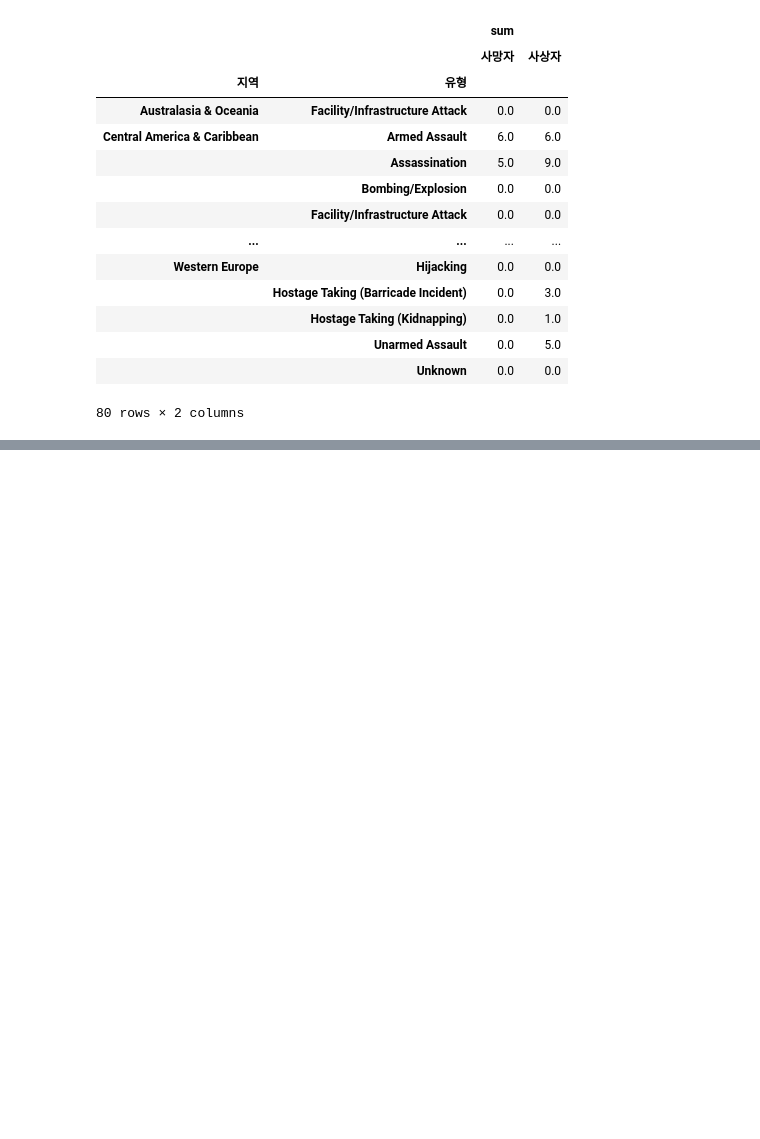
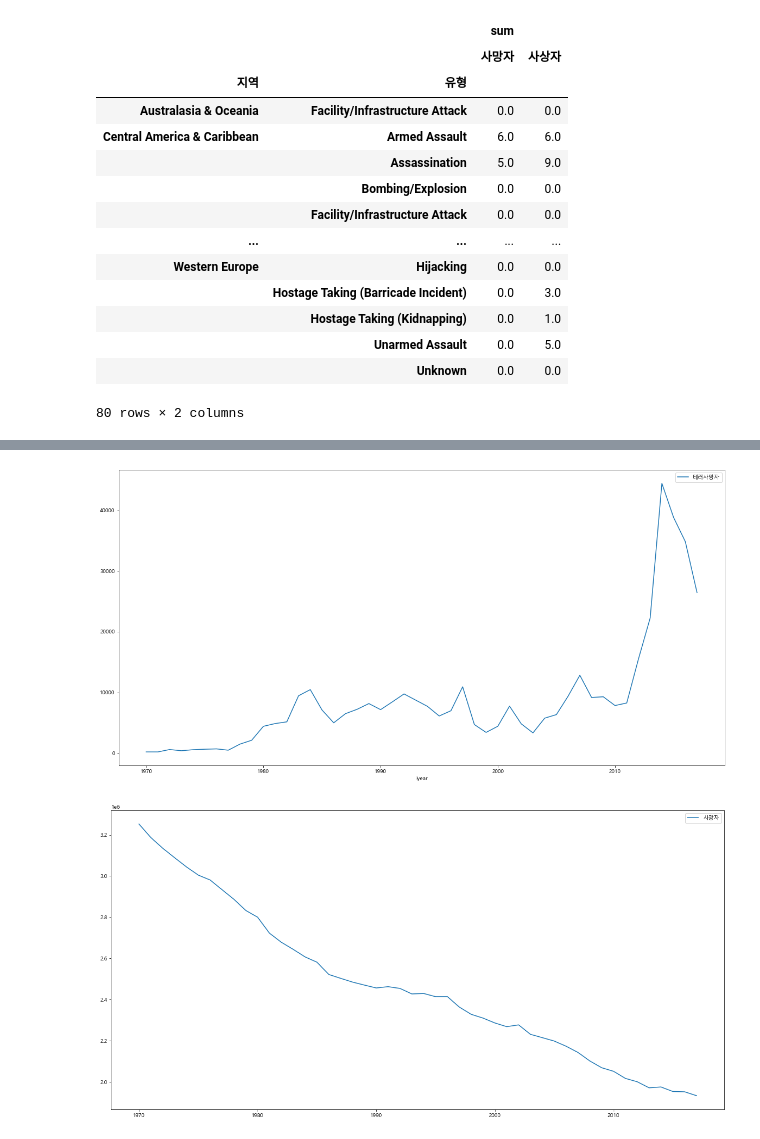
Before and after one commit to brainKimDu/EDA_toy_project, a Jupyter notebook: 세계 테러 데이터 분석/World_Terror_ver3.ipynb, the cells around one changed output, grey strips where cells are left out. Saved outputs shown, nothing was run; the diff lists cells and outputs as text; code cells hidden in the pictures; blank space fills up the shorter version.

```diff
--- a/세계 테러 데이터 분석/World_Terror_ver3.ipynb
+++ b/세계 테러 데이터 분석/World_Terror_ver3.ipynb
@@ -686,0 +692,3 @@ whathappen_2012_3_die.sort_values(by="sum/사망자/Armed Assault", ascending=Fa
+# %%
+death_rate = pd.read_csv("./death_rate.csv", encoding="ISO-8859-1").fillna(0)
+death_rate
@@ -686,0 +709,3 @@ whathappen_2012_3_die.sort_values(by="sum/사망자/Armed Assault", ascending=Fa
+# %%
+death_rate = death_rate.sum().to_frame()
+death_rate
@@ -686,0 +726,7 @@ whathappen_2012_3_die.sort_values(by="sum/사망자/Armed Assault", ascending=Fa
+# %%
+death_rate_frame = death_rate.iloc[11:59]
+death_rate_frame.rename(columns={death_rate_frame.columns[0]: "사망자"}, inplace=True)
+
+death_rate_frame_real = death_rate_frame['사망자']*1000
+death_frame=death_rate_frame_real.to_frame()
+death_frame
@@ -686,0 +755,6 @@ whathappen_2012_3_die.sort_values(by="sum/사망자/Armed Assault", ascending=Fa
+# %%
+Terror_death = Terror_World.loc[:, ["iyear", "nkill"]].fillna(0)
+Terror_death = Terror_death.pivot_table(Terror_death, index=["iyear"], aggfunc = [np.sum] )
+Terror_death.columns = ['/'.join(col) for col in Terror_death.columns]
+Terror_death.rename(columns={Terror_death.columns[0]: "테러사망자"}, inplace=True)
+Terror_death
@@ -686,0 +780,7 @@ whathappen_2012_3_die.sort_values(by="sum/사망자/Armed Assault", ascending=Fa
+# %%
+Terror_death[['테러사망자']].plot(figsize=(20,10))
+death_frame[['사망자']].plot(figsize=(20,10))
+plt.show()
+# %% [output]
+[figure, added]
+[figure, added]
```
Also changed, not shown: parts of 10 cells of this notebook, 1 other file.
